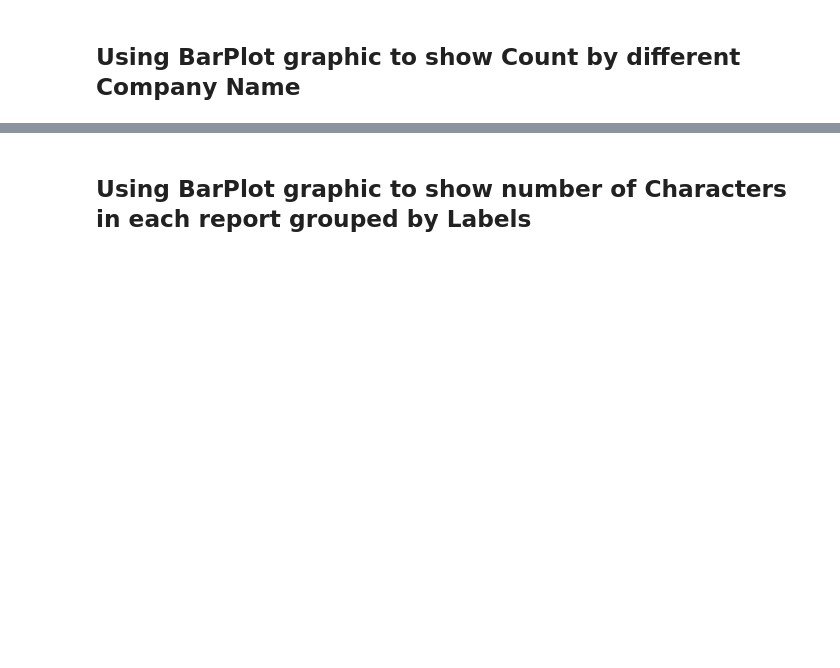
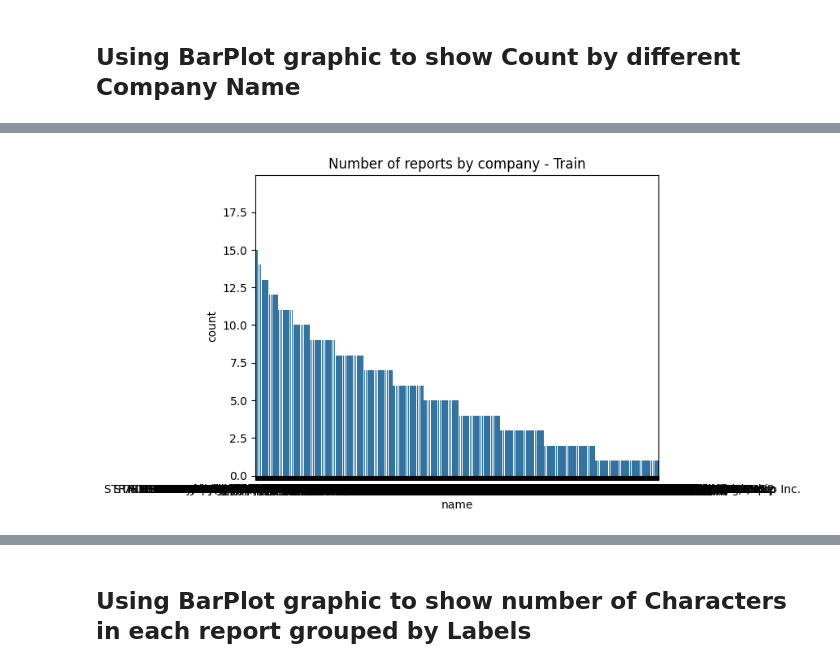
Before and after one commit to fjpiedade/abd-final-project, a Jupyter notebook: 2_data_analysis.ipynb, the cells around one changed output, grey strips where cells are left out. Saved outputs shown, nothing was run; the diff lists cells and outputs as text; code cells hidden in the pictures; blank space fills up the shorter version.

```diff
--- a/2_data_analysis.ipynb
+++ b/2_data_analysis.ipynb
@@ -152,3 +158,9 @@ plotBar(df_plot_train, "name", "count")
+# %%
+plotBar(df_plot_train, "name", "count")
+plt.title('Number of reports by company - Train')
+plt.show()
+# %% [output]
+[figure, added]
 # %%
 df_plot_test = df_test.select(["label", "report_length"]).orderBy(F.col("label").desc())
 df_plot_train = df_train.select(["label", "report_length"]).orderBy(F.col("label").desc())
```
Also changed, not shown: parts of 12 cells of this notebook.
